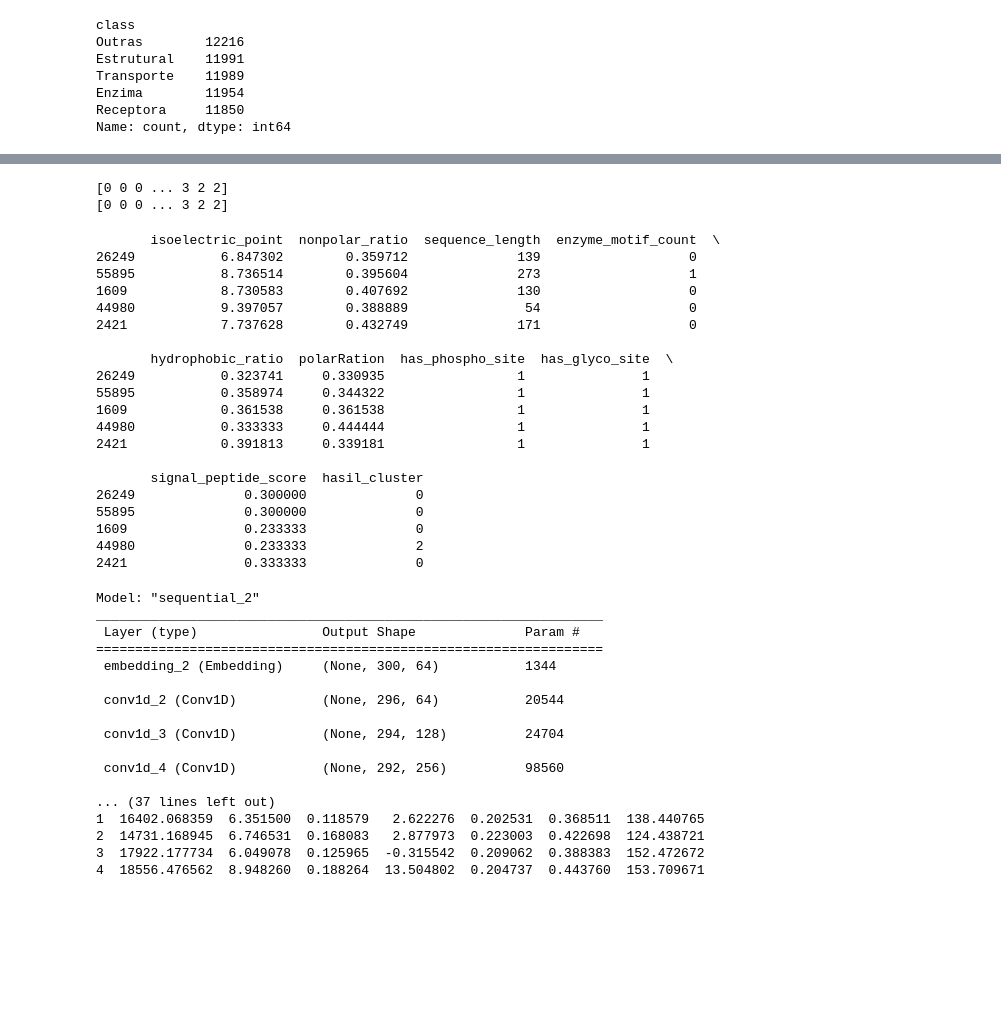
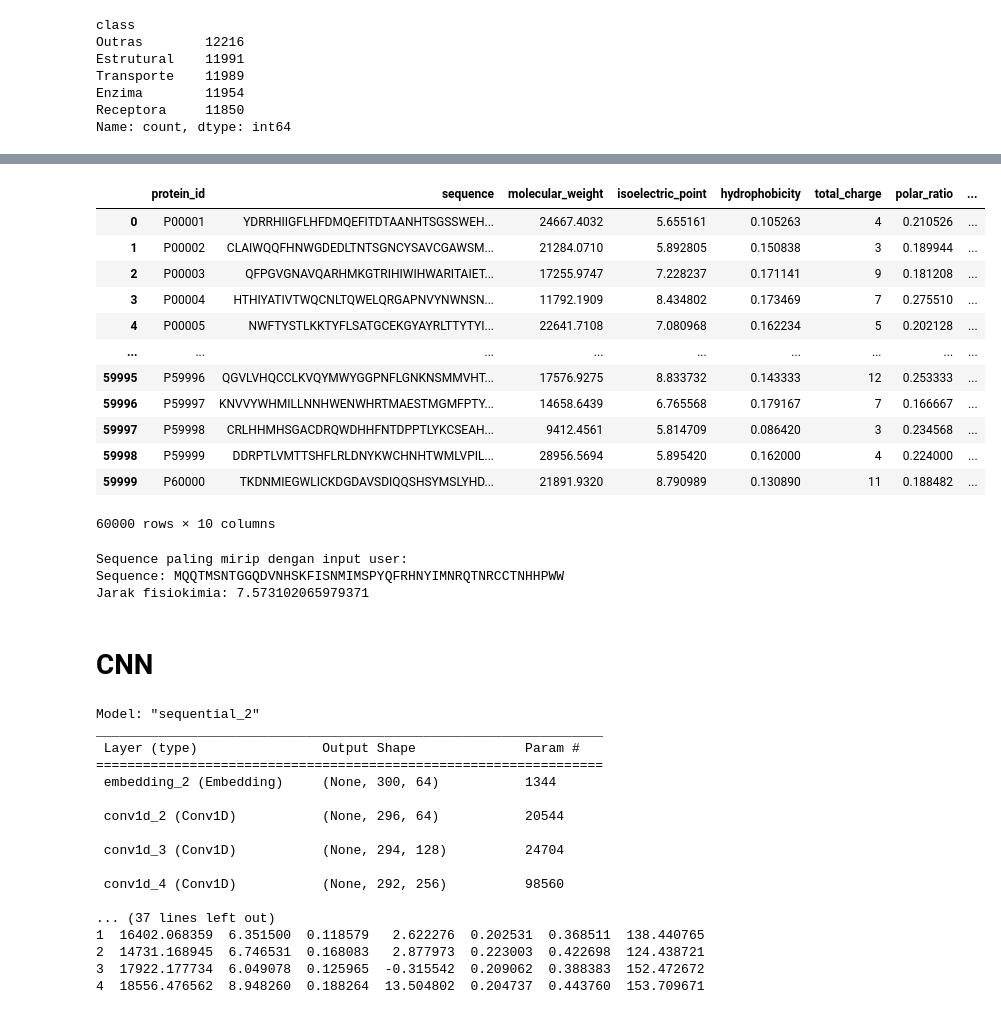
Before and after one commit to Vktr12104/Protein-Sequences, a Jupyter notebook: model.ipynb, the cells around one changed output, grey strips where cells are left out. Cells and saved outputs as stored; diff of their text form; code cells hidden in the pictures; blank space fills up the shorter version.

```diff
--- a/model.ipynb
+++ b/model.ipynb
@@ -134,5 +134,3 @@ Epoch 6/30
 3  15215.329102  5.828861  0.117458   2.115293  0.233294  0.356712  129.339691
 4  17621.126953  9.455447  0.205303  18.638647  0.189698  0.466309  146.546356
 [figure]
-# %%
-df = read_rename('proteinas_20000_enriquecido.csv')
@@ -576,3 +312,0 @@ print(labels_train)
-# %%
-X_train['hasil_cluster'] = labels_train
-print(X_train.head())
@@ -639,32 +313,16 @@ array([[ 1, 10, 18, ...,  0,  0,  0],
-# %%
-labels_train = kmeans.labels_
-print(labels_train)
-labels_train = kmeans.labels_
-print(labels_train)
-# %% [output]
-[0 0 0 ... 3 2 2]
-[0 0 0 ... 3 2 2]
-# %%
-X_test['hasil_cluster'] = labels_train
-print(X_test.head())
-# %% [output]
-       isoelectric_point  nonpolar_ratio  sequence_length  enzyme_motif_count  \
-26249           6.847302        0.359712              139                   0
-55895           8.736514        0.395604              273                   1
-1609            8.730583        0.407692              130                   0
-44980           9.397057        0.388889               54                   0
-2421            7.737628        0.432749              171                   0
-
-       hydrophobic_ratio  polarRation  has_phospho_site  has_glyco_site  \
-26249           0.323741     0.330935                 1               1
-55895           0.358974     0.344322                 1               1
-1609            0.361538     0.361538                 1               1
-44980           0.333333     0.444444                 1               1
-2421            0.391813     0.339181                 1               1
-
-       signal_peptide_score  hasil_cluster
-26249              0.300000              0
-55895              0.300000              0
-1609               0.233333              0
-44980              0.233333              2
-2421               0.333333              0
+# %%
+X_train
+# %% [output]
+|  | protein_id | sequence | molecular_weight | isoelectric_point | hydrophobicity | total_charge | polar_ratio | ... |
+| 0 | P00001 | YDRRHIIGFLHFDMQEFITDTAANHTSGSSWEH... | 24667.4032 | 5.655161 | 0.105263 | 4 | 0.210526 | ... |
+| 1 | P00002 | CLAIWQQFHNWGDEDLTNTSGNCYSAVCGAWSM... | 21284.0710 | 5.892805 | 0.150838 | 3 | 0.189944 | ... |
+| 2 | P00003 | QFPGVGNAVQARHMKGTRIHIWIHWARITAIET... | 17255.9747 | 7.228237 | 0.171141 | 9 | 0.181208 | ... |
+| 3 | P00004 | HTHIYATIVTWQCNLTQWELQRGAPNVYNWNSN... | 11792.1909 | 8.434802 | 0.173469 | 7 | 0.275510 | ... |
+| 4 | P00005 | NWFTYSTLKKTYFLSATGCEKGYAYRLTTYTYI... | 22641.7108 | 7.080968 | 0.162234 | 5 | 0.202128 | ... |
+| ... | ... | ... | ... | ... | ... | ... | ... | ... |
+| 59995 | P59996 | QGVLVHQCCLKVQYMWYGGPNFLGNKNSMMVHT... | 17576.9275 | 8.833732 | 0.143333 | 12 | 0.253333 | ... |
+| 59996 | P59997 | KNVVYWHMILLNNHWENWHRTMAESTMGMFPTY... | 14658.6439 | 6.765568 | 0.179167 | 7 | 0.166667 | ... |
+| 59997 | P59998 | CRLHHMHSGACDRQWDHHFNTDPPTLYKCSEAH... | 9412.4561 | 5.814709 | 0.086420 | 3 | 0.234568 | ... |
+| 59998 | P59999 | DDRPTLVMTTSHFLRLDNYKWCHNHTWMLVPIL... | 28956.5694 | 5.895420 | 0.162000 | 4 | 0.224000 | ... |
+| 59999 | P60000 | TKDNMIEGWLICKDGDAVSDIQQSHSYMSLYHD... | 21891.9320 | 8.790989 | 0.130890 | 11 | 0.188482 | ... |
+60000 rows × 10 columns
@@ -671,3 +352,13 @@ print(X_test.head())
+# %%
+print("Sequence paling mirip dengan input user:")
+print("Sequence:", closest_match['sequence'])
+print("Jarak fisiokimia:", closest_match['distance'])
+# %% [output]
+Sequence paling mirip dengan input user:
+Sequence: MQQTMSNTGGQDVNHSKFISNMIMSPYQFRHNYIMNRQTNRCCTNHHPWW
+Jarak fisiokimia: 7.573102065979371
+# %% [markdown]
+# CNN
 # %%
 from sklearn.model_selection import train_test_split
 from sklearn.preprocessing import MinMaxScaler
```
Also changed, not shown: parts of 26 cells of this notebook.
